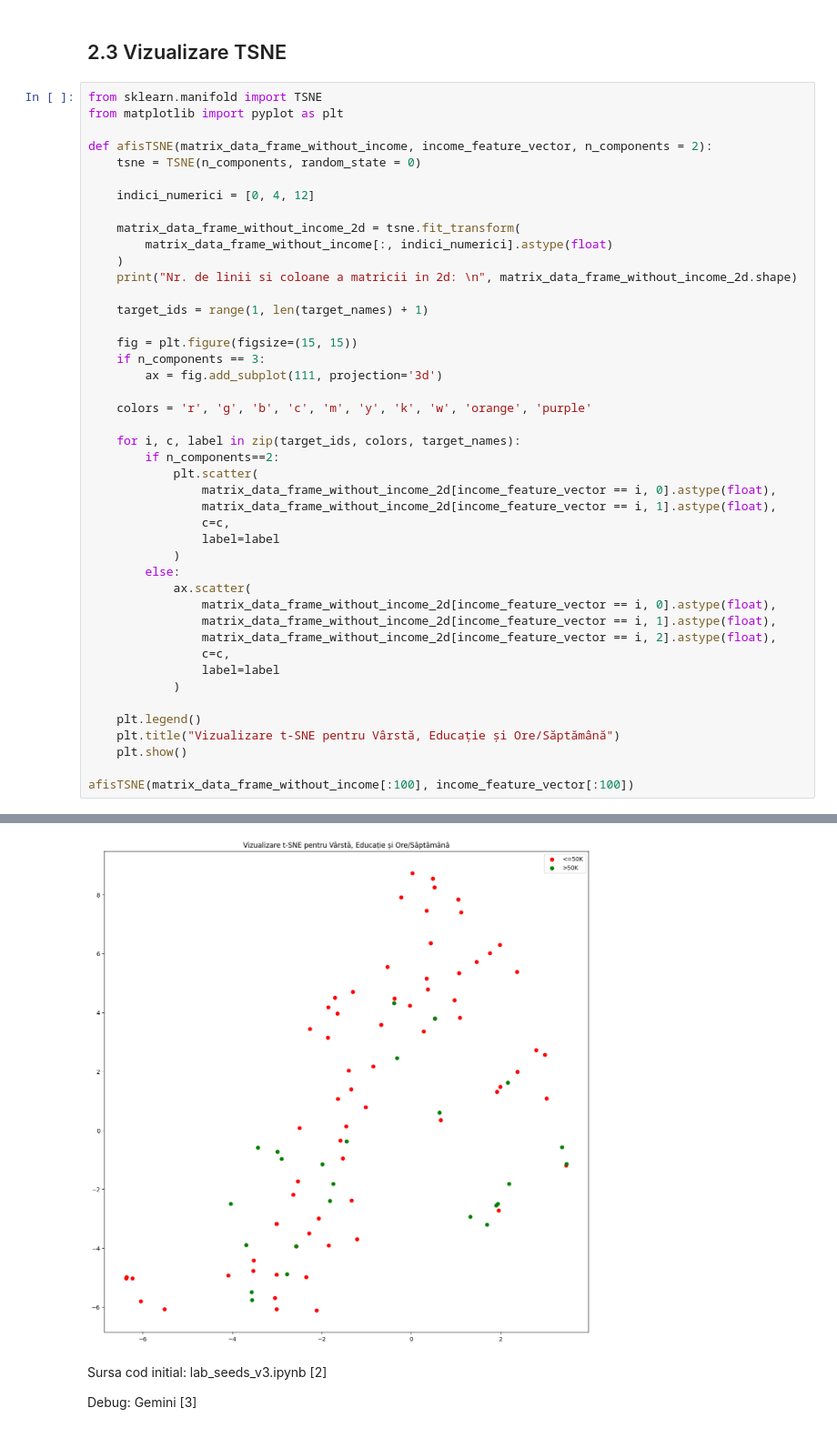
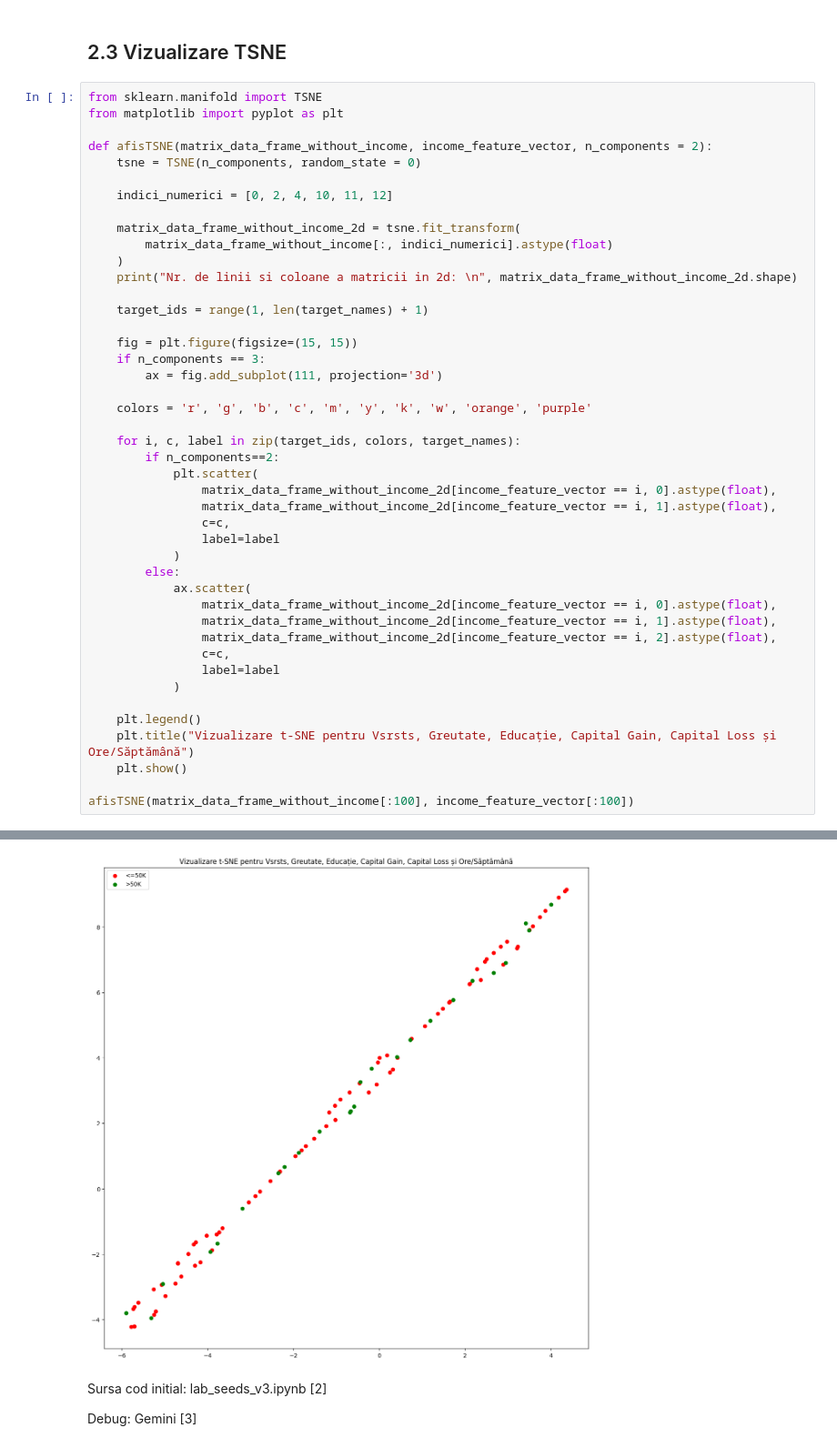
Before and after one commit to alex-olar-2/tehinva-project, a Jupyter notebook: olar_alex_tema_b_income_classification.ipynb, the cells around one changed output, grey strips where cells are left out. Shown at 91% size. Cells and saved outputs as stored; diff of their text form.

```diff
--- a/olar_alex_tema_b_income_classification.ipynb
+++ b/olar_alex_tema_b_income_classification.ipynb
@@ -176,7 +178,7 @@ from matplotlib import pyplot as plt
 def afisTSNE(matrix_data_frame_without_income, income_feature_vector, n_components = 2):
     tsne = TSNE(n_components, random_state = 0)
 
-    indici_numerici = [0, 4, 12]
+    indici_numerici = [0, 2, 4, 10, 11, 12]
 
     matrix_data_frame_without_income_2d = tsne.fit_transform(
         matrix_data_frame_without_income[:, indici_numerici].astype(float)
@@ -188,35 +190,35 @@ def afisTSNE(matrix_data_frame_without_income, income_feature_vector, n_componen
     fig = plt.figure(figsize=(15, 15))
     if n_components == 3:
         ax = fig.add_subplot(111, projection='3d')
 
     colors = 'r', 'g', 'b', 'c', 'm', 'y', 'k', 'w', 'orange', 'purple'
 
     for i, c, label in zip(target_ids, colors, target_names):
         if n_components==2:
             plt.scatter(
                 matrix_data_frame_without_income_2d[income_feature_vector == i, 0].astype(float),
                 matrix_data_frame_without_income_2d[income_feature_vector == i, 1].astype(float),
                 c=c,
                 label=label
             )
         else:
             ax.scatter(
                 matrix_data_frame_without_income_2d[income_feature_vector == i, 0].astype(float),
                 matrix_data_frame_without_income_2d[income_feature_vector == i, 1].astype(float),
                 matrix_data_frame_without_income_2d[income_feature_vector == i, 2].astype(float),
                 c=c,
                 label=label
             )
 
     plt.legend()
-    plt.title("Vizualizare t-SNE pentru Vârstă, Educație și Ore/Săptămână")
+    plt.title("Vizualizare t-SNE pentru Vsrsts, Greutate, Educație, Capital Gain, Capital Loss și Ore/Săptămână")
     plt.show()
 
 afisTSNE(matrix_data_frame_without_income[:100], income_feature_vector[:100])
 # %% [output]
 Nr. de linii si coloane a matricii in 2d:
  (100, 2)
-[figure, old version]
+[figure, new version]
 # %% [markdown]
 Sursa cod initial: lab_seeds_v3.ipynb [2]
 
```
Also changed, not shown: parts of 17 cells of this notebook.
